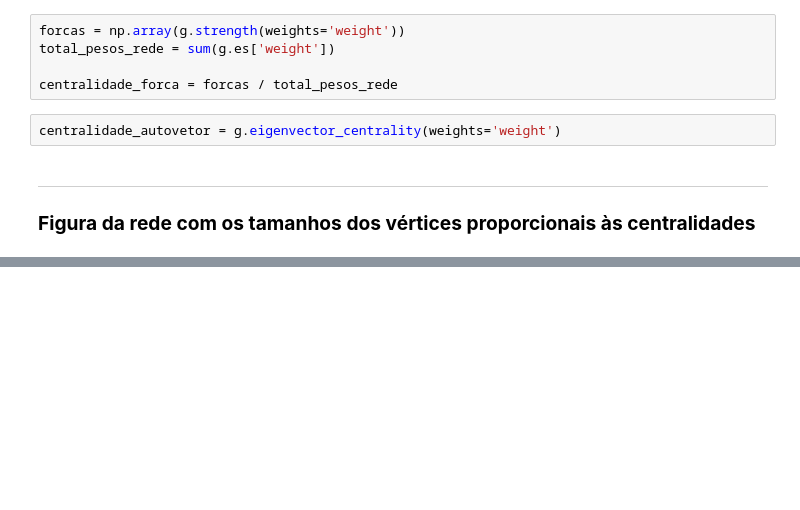
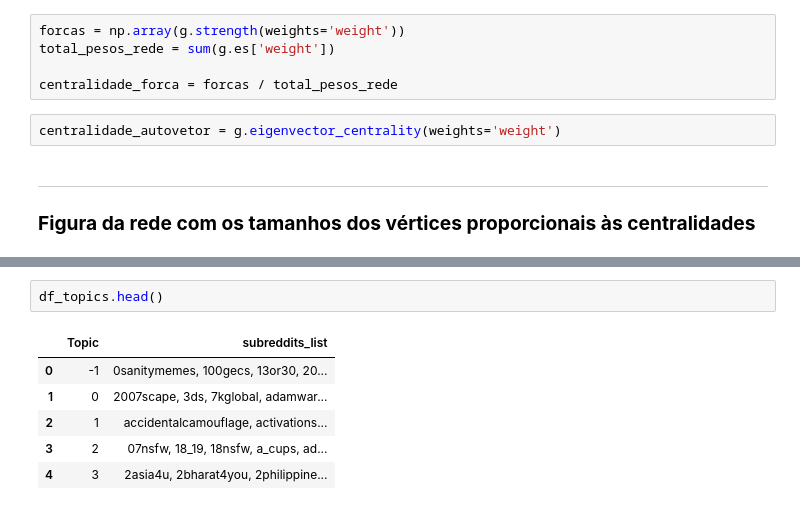
Before and after one commit to MateusoBrito/web-scraping-reddit, a Jupyter notebook: notebooks/02_graph_analysis.ipynb, the cells around one changed output, grey strips where cells are left out. Drawn from its saved outputs; the diff is of its cells as text; blank space fills up the shorter version.

```diff
--- a/notebooks/02_graph_analysis.ipynb
+++ b/notebooks/02_graph_analysis.ipynb
@@ -236,0 +217,9 @@ df = pd.DataFrame(rows)
+# %%
+df_topics.head()
+# %% [output]
+|  | Topic | subreddits_list |
+| 0 | -1 | 0sanitymemes, 100gecs, 13or30, 20... |
+| 1 | 0 | 2007scape, 3ds, 7kglobal, adamwar... |
+| 2 | 1 | accidentalcamouflage, activations... |
+| 3 | 2 | 07nsfw, 18_19, 18nsfw, a_cups, ad... |
+| 4 | 3 | 2asia4u, 2bharat4you, 2philippine... |
```
Also changed, not shown: parts of 12 cells of this notebook, 28 other files.
